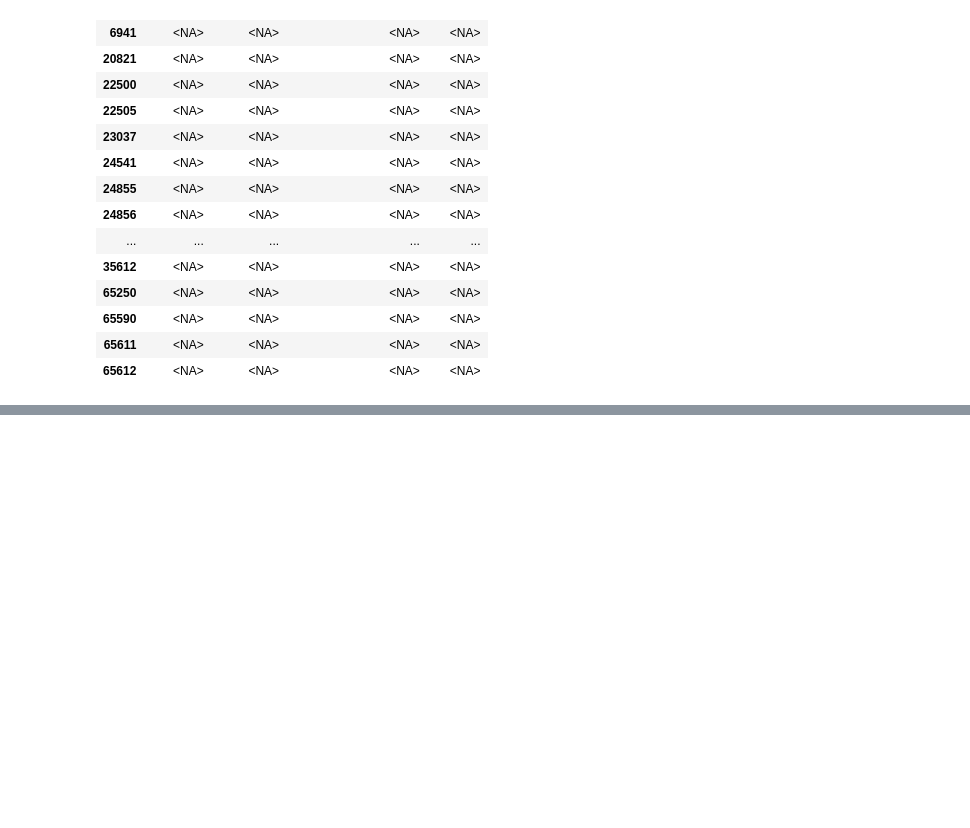
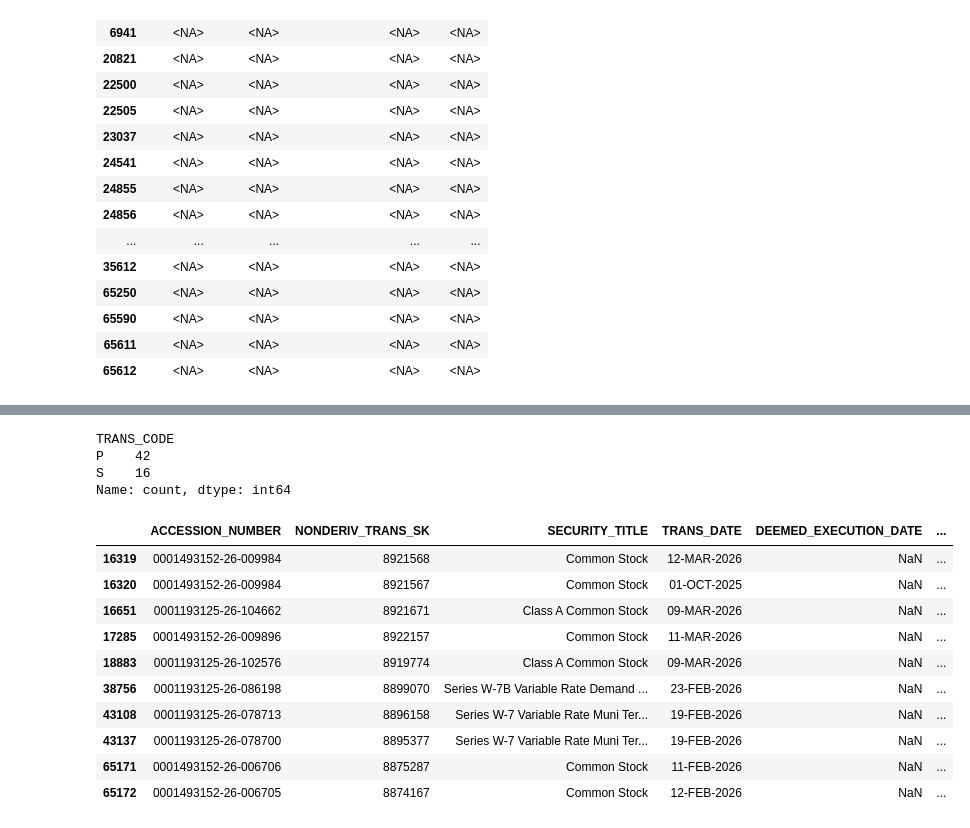
Before and after one commit to stephsorandom/the-insider-ledger, a Jupyter notebook: clean.ipynb, the cells around one changed output, grey strips where cells are left out. Drawn from its saved outputs; the diff is of its cells as text; code cells hidden in the pictures; blank space fills up the shorter version.

```diff
--- a/clean.ipynb
+++ b/clean.ipynb
@@ -198,0 +272,23 @@ reportingowner[reportingowner['RPTOWNER_RELATIONSHIP'].isna()][['is_officer', 'i
+# %%
+# How many rows rows with a missing price
+nonderiv_trans[nonderiv_trans['TRANS_PRICEPERSHARE'].isna()]['TRANS_CODE'].value_counts()
+# %% [output]
+TRANS_CODE
+P    42
+S    16
+Name: count, dtype: int64
+# %%
+# Checking sale-coded missing price rows
+nonderiv_trans[(nonderiv_trans['TRANS_PRICEPERSHARE'].isna()) & (nonderiv_trans['TRANS_CODE'] == 'S')].head(10)
+# %% [output]
+|  | ACCESSION_NUMBER | NONDERIV_TRANS_SK | SECURITY_TITLE | TRANS_DATE | DEEMED_EXECUTION_DATE | ... |
+| 16319 | 0001493152-26-009984 | 8921568 | Common Stock | 12-MAR-2026 | NaN | ... |
+| 16320 | 0001493152-26-009984 | 8921567 | Common Stock | 01-OCT-2025 | NaN | ... |
+| 16651 | 0001193125-26-104662 | 8921671 | Class A Common Stock | 09-MAR-2026 | NaN | ... |
+| 17285 | 0001493152-26-009896 | 8922157 | Common Stock | 11-MAR-2026 | NaN | ... |
+| 18883 | 0001193125-26-102576 | 8919774 | Class A Common Stock | 09-MAR-2026 | NaN | ... |
+| 38756 | 0001193125-26-086198 | 8899070 | Series W-7B Variable Rate Demand ... | 23-FEB-2026 | NaN | ... |
+| 43108 | 0001193125-26-078713 | 8896158 | Series W-7 Variable Rate Muni Ter... | 19-FEB-2026 | NaN | ... |
+| 43137 | 0001193125-26-078700 | 8895377 | Series W-7 Variable Rate Muni Ter... | 19-FEB-2026 | NaN | ... |
+| 65171 | 0001493152-26-006706 | 8875287 | Common Stock | 11-FEB-2026 | NaN | ... |
+| 65172 | 0001493152-26-006705 | 8874167 | Common Stock | 12-FEB-2026 | NaN | ... |
```
Also changed, not shown: parts of 16 cells of this notebook, 1 other file.
